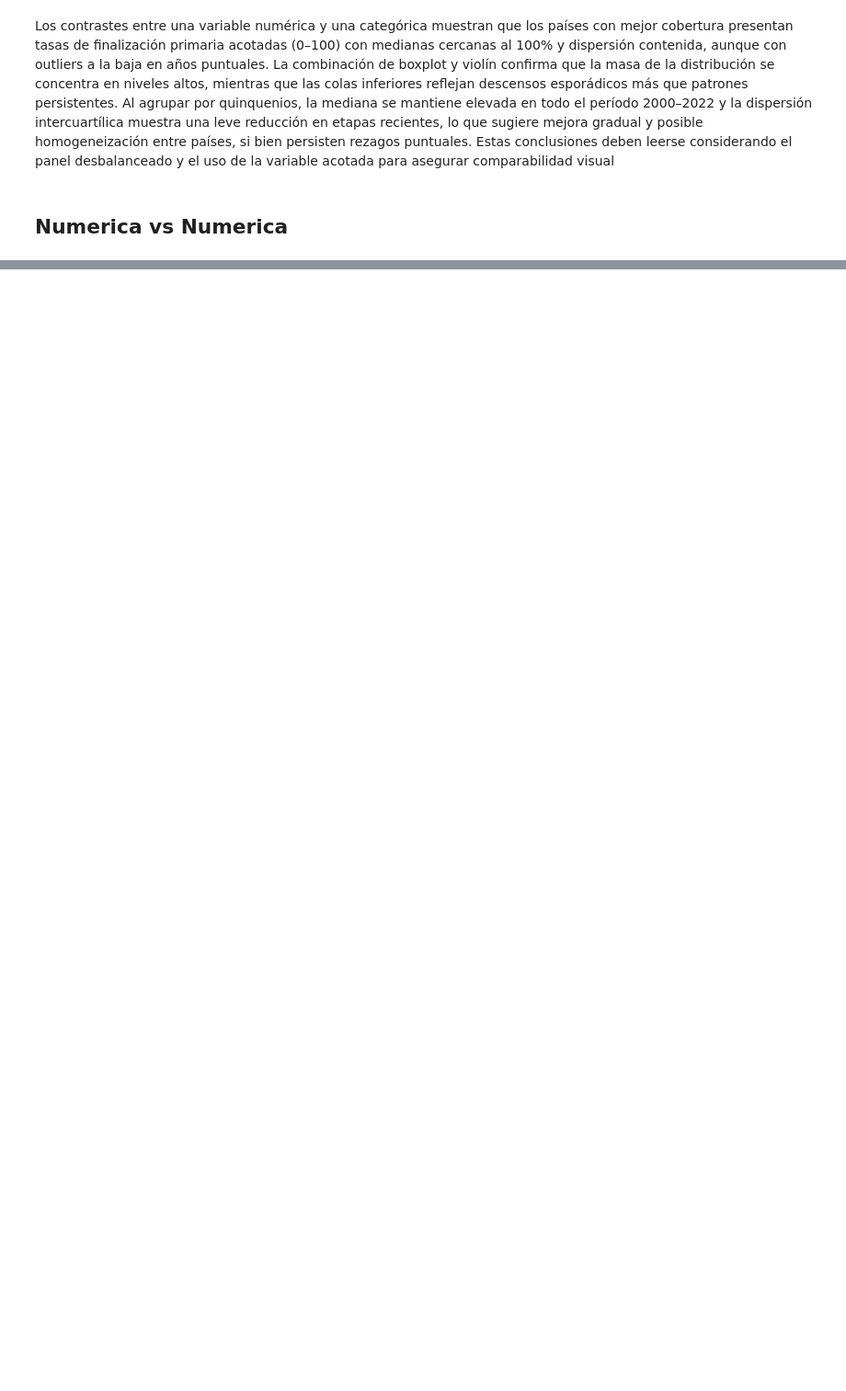
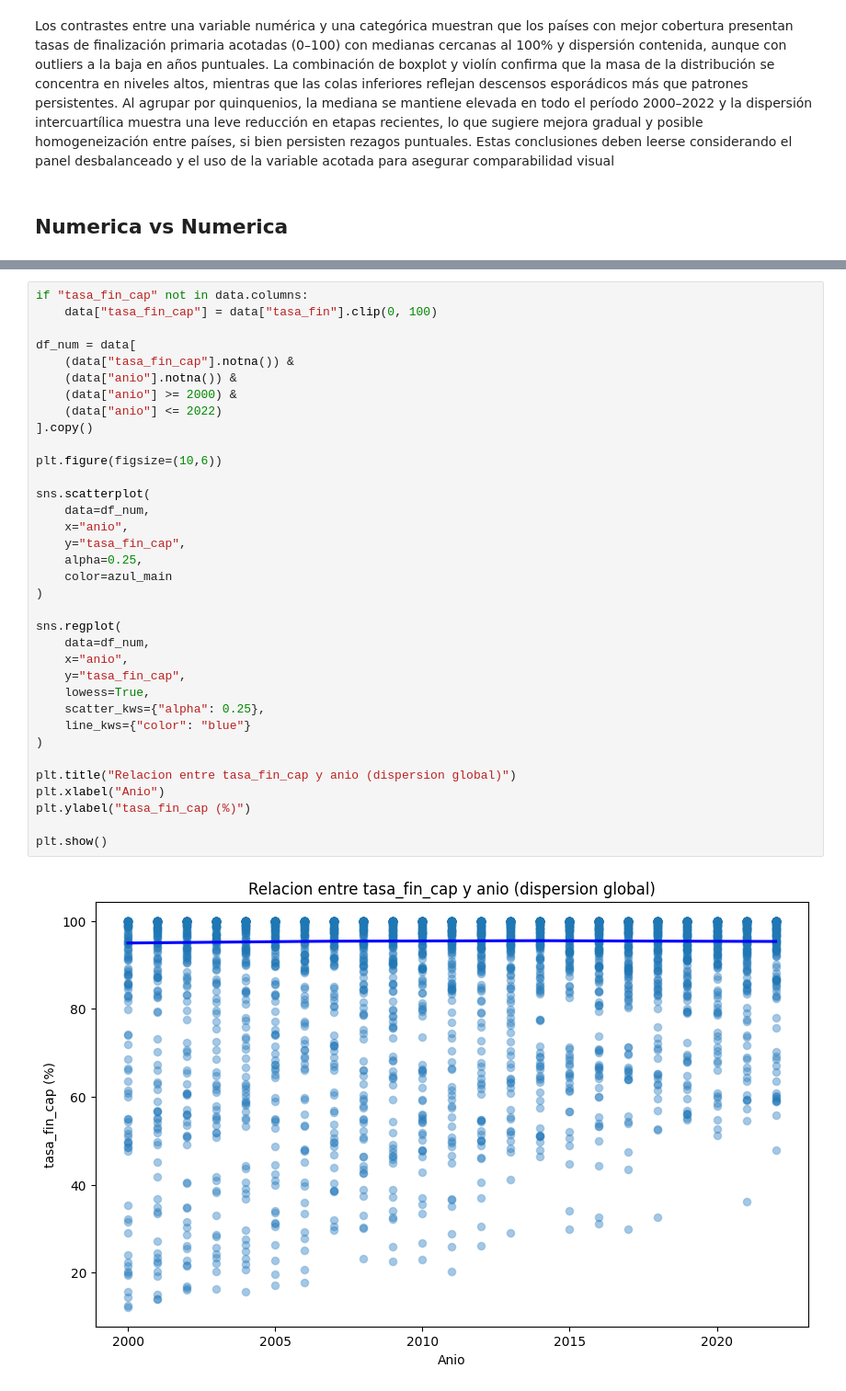
Before and after one commit to samueldavidchamorro/jbook_dataviz_2025, a Jupyter notebook: content/test.ipynb, the cells around one changed output, grey strips where cells are left out. Shown at 92% size. Saved outputs shown, nothing was run; the diff lists cells and outputs as text; blank space fills up the shorter version.

```diff
--- a/content/test.ipynb
+++ b/content/test.ipynb
@@ -554,0 +567,37 @@ df_num = data[
+# %%
+if "tasa_fin_cap" not in data.columns:
+    data["tasa_fin_cap"] = data["tasa_fin"].clip(0, 100)
+
+df_num = data[
+    (data["tasa_fin_cap"].notna()) &
+    (data["anio"].notna()) &
+    (data["anio"] >= 2000) &
+    (data["anio"] <= 2022)
+].copy()
+
+plt.figure(figsize=(10,6))
+
+sns.scatterplot(
+    data=df_num,
+    x="anio",
+    y="tasa_fin_cap",
+    alpha=0.25,
+    color=azul_main
+)
+
+sns.regplot(
+    data=df_num,
+    x="anio",
+    y="tasa_fin_cap",
+    lowess=True,
+    scatter_kws={"alpha": 0.25},
+    line_kws={"color": "blue"}
+)
+
+plt.title("Relacion entre tasa_fin_cap y anio (dispersion global)")
+plt.xlabel("Anio")
+plt.ylabel("tasa_fin_cap (%)")
+
+plt.show()
+# %% [output]
+[figure, added]
```
Also changed, not shown: parts of 4 cells of this notebook.
